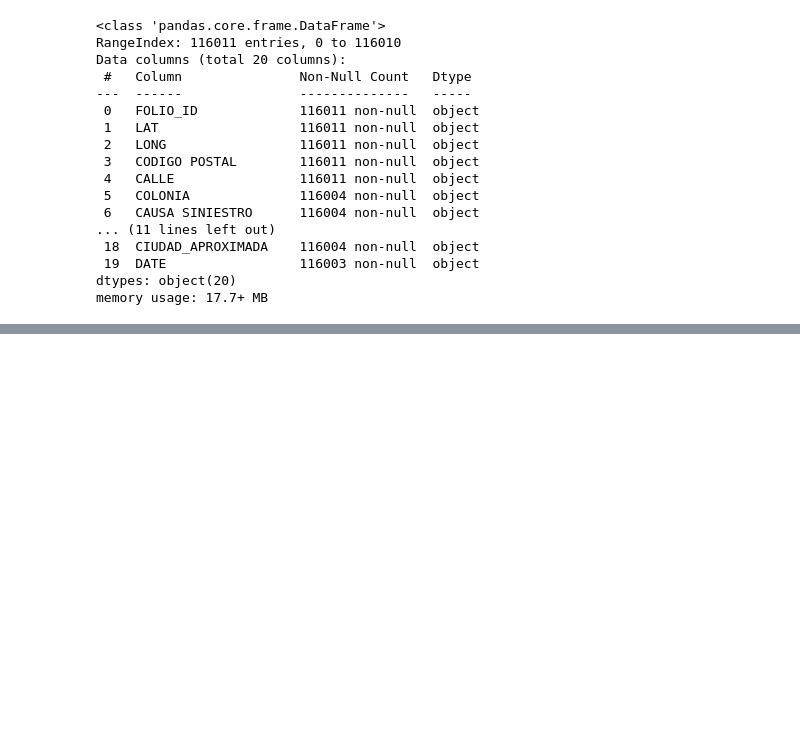
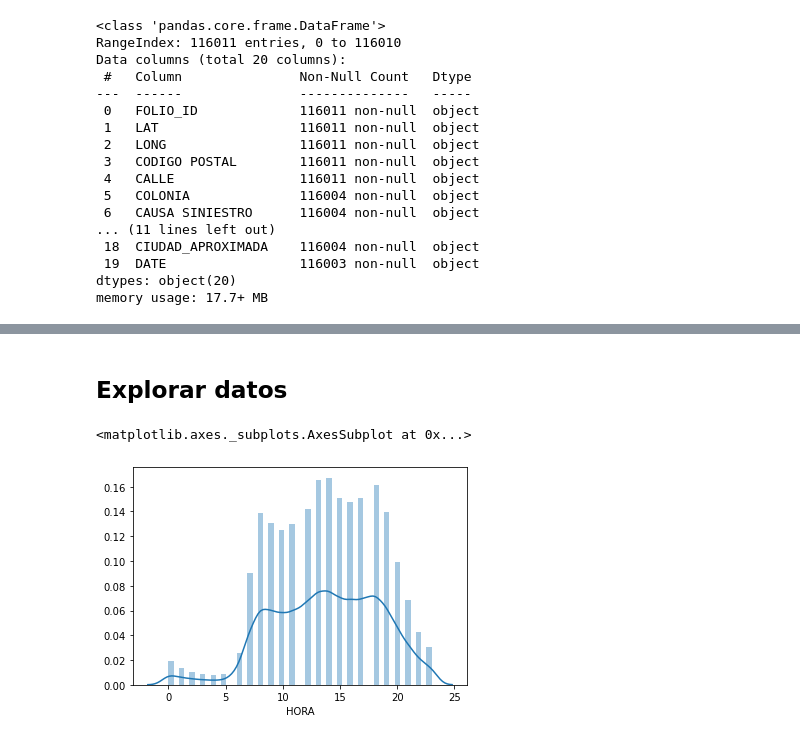
Before and after one commit to KevinTMtz/HackMTY2020, a Jupyter notebook: datlas/scripts/analysis_model.ipynb, the cells around one changed output, grey strips where cells are left out. Drawn from its saved outputs; the diff is of its cells as text; code cells hidden in the pictures; blank space fills up the shorter version.

Commit message:
data analysis views and graphs

```diff
--- a/datlas/scripts/analysis_model.ipynb
+++ b/datlas/scripts/analysis_model.ipynb
@@ -125,0 +155,5 @@ True
+# %%
+# Get names of indexes for which column Age has value 30
+indexNames = df_test[(df_test['LONG'] <= -101.2307) | (df_test['LONG'] >= -98.4633)].index
+# Delete these row indexes from dataFrame
+df_test.drop(indexNames , inplace=True)
@@ -126 +162,6 @@ True
+# %%
+def encode_geohash (row):
+    return geohash.encode(row['LAT'], row['LONG'], 5)
+# %%
+df_test['GEOHASH'] = df_test.apply (lambda row: encode_geohash(row), axis=1)
 # %%
@@ -165,0 +176,9 @@ df_test[10:30]
+# %% [markdown]
+## Explorar datos
+# %%
+df_min = sklearn.utils.shuffle(df_test[0:40000])
+# %%
+sns.distplot(df_min['HORA'])
+# %% [output]
+<matplotlib.axes._subplots.AxesSubplot at 0x...>
+[figure, added]
```
Also changed, not shown: parts of 53 cells of this notebook, 2 other files.
